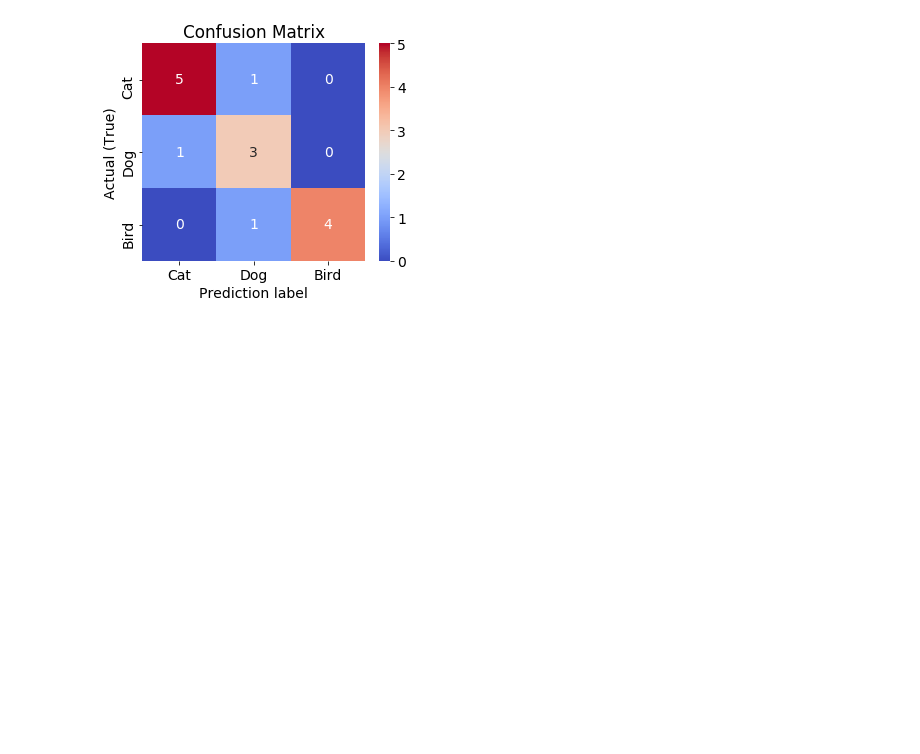
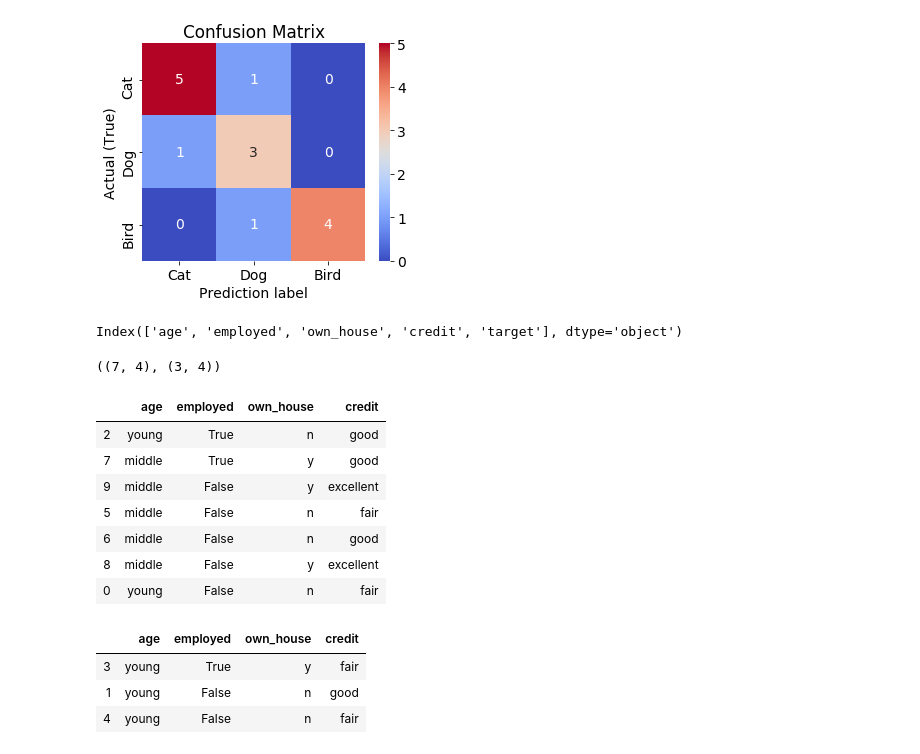
Before and after one commit to aukrit1993/my_machine_learning, a Jupyter notebook: chape_16.ipynb, the cells around one changed output. Cells and saved outputs as stored; diff of their text form; code cells hidden in the pictures; blank space fills up the shorter version.

```diff
--- a/chape_16.ipynb
+++ b/chape_16.ipynb
@@ -101,0 +106,9 @@ ax.yaxis.set_ticklabels(y_targets)
+# %%
+df = pd.read_csv('~/Desktop/my_machine_learning/csv/simple_loan.csv')
+df = df[:10]
+df.columns
+# %% [output]
+Index(['age', 'employed', 'own_house', 'credit', 'target'], dtype='object')
+# %%
+X = df[['age', 'employed', 'own_house', 'credit']]
+y = df['target']
@@ -101,0 +117,23 @@ ax.yaxis.set_ticklabels(y_targets)
+# %%
+X_train, X_test, y_train, y_test = train_test_split(X, y, test_size=0.3)
+X_train.shape, X_test.shape
+# %% [output]
+((7, 4), (3, 4))
+# %%
+X_train
+# %% [output]
+|  | age | employed | own_house | credit |
+| 2 | young | True | n | good |
+| 7 | middle | True | y | good |
+| 9 | middle | False | y | excellent |
+| 5 | middle | False | n | fair |
+| 6 | middle | False | n | good |
+| 8 | middle | False | y | excellent |
+| 0 | young | False | n | fair |
+# %%
+X_test
+# %% [output]
+|  | age | employed | own_house | credit |
+| 3 | young | True | y | fair |
+| 1 | young | False | n | good |
+| 4 | young | False | n | fair |
```
Also changed, not shown: parts of 3 cells of this notebook.
